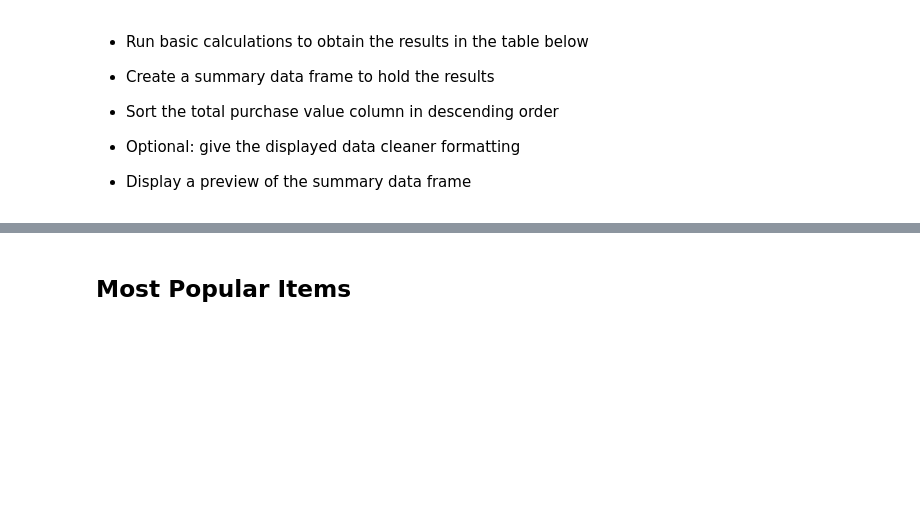
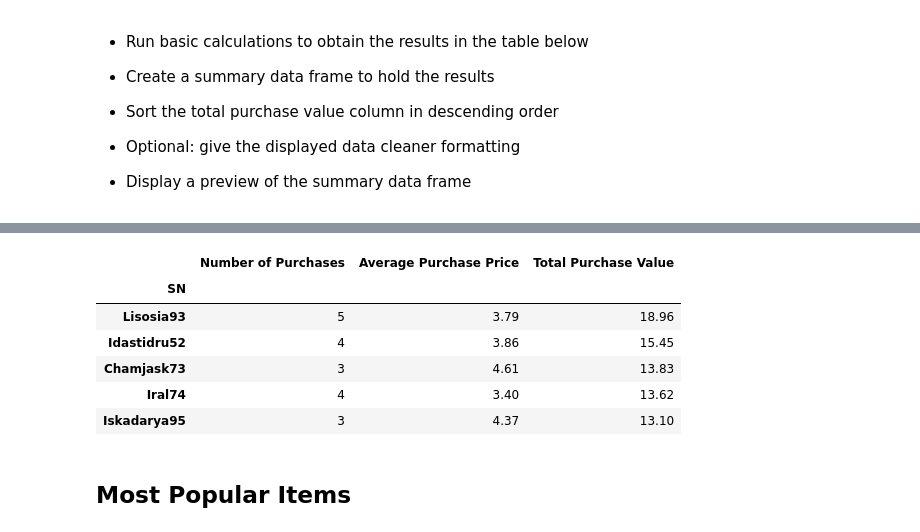
Before and after one commit to sreeven/Bootcamp, a Jupyter notebook: pandas-challenge/heroes_of_pymoli.ipynb, the cells around one changed output, grey strips where cells are left out. Saved outputs shown, nothing was run; the diff lists cells and outputs as text; code cells hidden in the pictures; blank space fills up the shorter version.

```diff
--- a/pandas-challenge/heroes_of_pymoli.ipynb
+++ b/pandas-challenge/heroes_of_pymoli.ipynb
@@ -238,3 +253,23 @@ Since this test confirms that there are 7 players aged 40+, we can assume that t
+# %%
+users = purchase_data
+
+purchase_count = users.groupby(["SN"]).count()["Price"]
+avg_purchase_price = round(users.groupby(["SN"]).mean()["Price"],2)
+total_purchase_value = round(users.groupby(["SN"]).sum()["Price"],2)
+
+user_spending = pd.DataFrame({"Number of Purchases":purchase_count,
+                             "Average Purchase Price":avg_purchase_price,
+                             "Total Purchase Value":total_purchase_value})
+user_spending = user_spending.sort_values(by=["Total Purchase Value"], ascending = False)
+user_spending.head()
+# %% [output]
+|  | Number of Purchases | Average Purchase Price | Total Purchase Value |
+| SN |  |  |  |
+| Lisosia93 | 5 | 3.79 | 18.96 |
+| Idastidru52 | 4 | 3.86 | 15.45 |
+| Chamjask73 | 3 | 4.61 | 13.83 |
+| Iral74 | 4 | 3.40 | 13.62 |
+| Iskadarya95 | 3 | 4.37 | 13.10 |
 # %% [markdown]
 ## Most Popular Items
 # %% [markdown]
```
Also changed, not shown: parts of 8 cells of this notebook.
